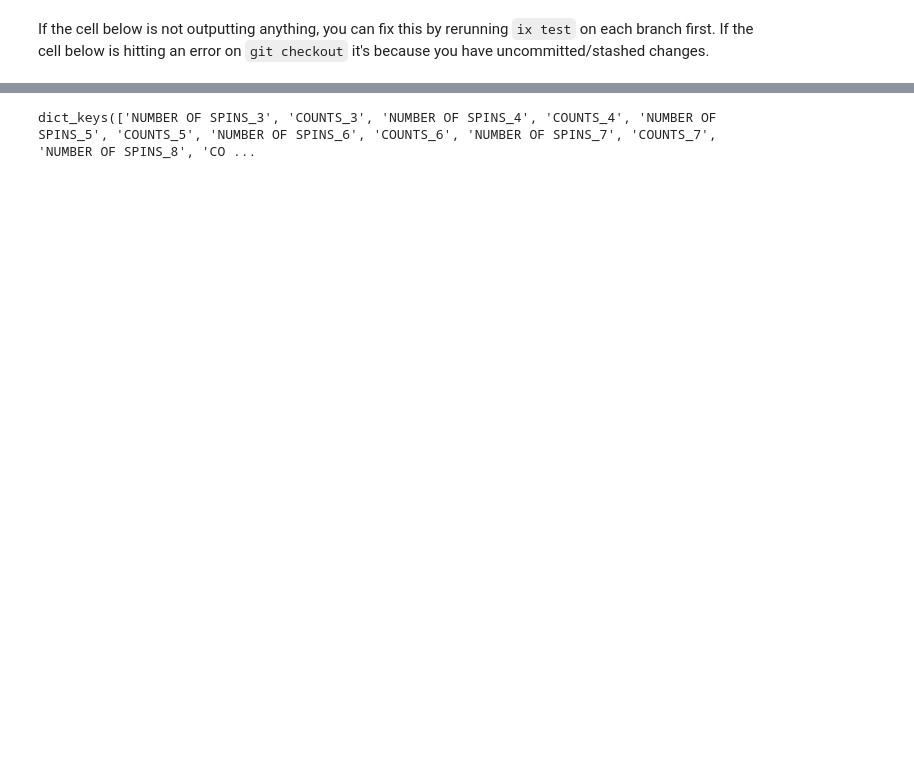
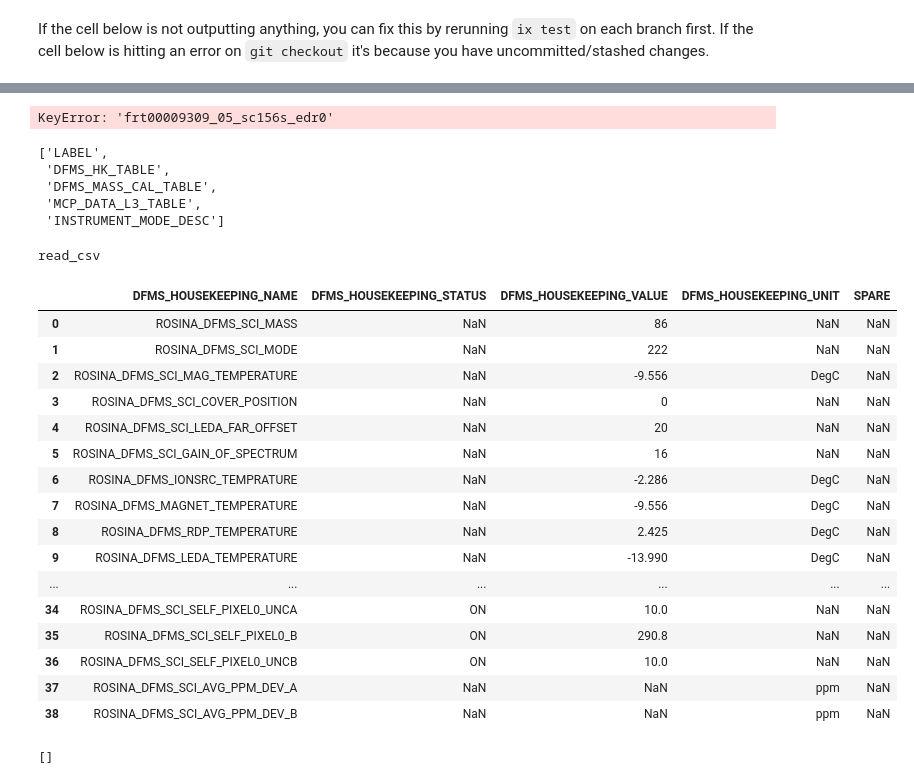
Before and after one commit to MillionConcepts/pdr-tests, a Jupyter notebook: pdr_tests/compare_mismatches.ipynb, the cells around one changed output, grey strips where cells are left out. Cells and saved outputs as stored; diff of their text form; code cells hidden in the pictures; blank space fills up the shorter version.

```diff
--- a/pdr_tests/compare_mismatches.ipynb
+++ b/pdr_tests/compare_mismatches.ipynb
@@ -21,4 +34,4 @@ Issues found: ['values', 'fmtdef_values', 'fmtdef_column_names']
 # %%
-comparisons['uleca254']['TABLE']['values'].keys()
+comparisons['frt00009309_05_sc156s_edr0']
 # %% [output]
-dict_keys(['NUMBER OF SPINS_3', 'COUNTS_3', 'NUMBER OF SPINS_4', 'COUNTS_4', 'NUMBER OF SPINS_5', 'COUNTS_5', 'NUMBER OF SPINS_6', 'COUNTS_6', 'NUMBER OF SPINS_7', 'COUNTS_7', 'NUMBER OF SPINS_8', 'CO ...
+KeyError: 'frt00009309_05_sc156s_edr0'
@@ -24,0 +40,35 @@ dict_keys(['NUMBER OF SPINS_3', 'COUNTS_3', 'NUMBER OF SPINS_4', 'COUNTS_4', 'NU
+# %%
+data=pdr.read('/home/sierra/PycharmProjects/pdr/pdr-tests/pdr_tests/data/rosetta_spectrometers/RDR_rosina/mc_20151017_145906_3_m0222.tab', debug=True)
+# %%
+data.keys()
+# %% [output]
+['LABEL',
+ 'DFMS_HK_TABLE',
+ 'DFMS_MASS_CAL_TABLE',
+ 'MCP_DATA_L3_TABLE',
+ 'INSTRUMENT_MODE_DESC']
+# %%
+data.DFMS_HK_TABLE
+# %% [output]
+read_csv
+|  | DFMS_HOUSEKEEPING_NAME | DFMS_HOUSEKEEPING_STATUS | DFMS_HOUSEKEEPING_VALUE | DFMS_HOUSEKEEPING_UNIT | SPARE |
+| 0 | ROSINA_DFMS_SCI_MASS | NaN | 86 | NaN | NaN |
+| 1 | ROSINA_DFMS_SCI_MODE | NaN | 222 | NaN | NaN |
+| 2 | ROSINA_DFMS_SCI_MAG_TEMPERATURE | NaN | -9.556 | DegC | NaN |
+| 3 | ROSINA_DFMS_SCI_COVER_POSITION | NaN | 0 | NaN | NaN |
+| 4 | ROSINA_DFMS_SCI_LEDA_FAR_OFFSET | NaN | 20 | NaN | NaN |
+| 5 | ROSINA_DFMS_SCI_GAIN_OF_SPECTRUM | NaN | 16 | NaN | NaN |
+| 6 | ROSINA_DFMS_IONSRC_TEMPRATURE | NaN | -2.286 | DegC | NaN |
+| 7 | ROSINA_DFMS_MAGNET_TEMPERATURE | NaN | -9.556 | DegC | NaN |
+| 8 | ROSINA_DFMS_RDP_TEMPERATURE | NaN | 2.425 | DegC | NaN |
+| 9 | ROSINA_DFMS_LEDA_TEMPERATURE | NaN | -13.990 | DegC | NaN |
+| ... | ... | ... | ... | ... | ... |
+| 34 | ROSINA_DFMS_SCI_SELF_PIXEL0_UNCA | ON | 10.0 | NaN | NaN |
+| 35 | ROSINA_DFMS_SCI_SELF_PIXEL0_B | ON | 290.8 | NaN | NaN |
+| 36 | ROSINA_DFMS_SCI_SELF_PIXEL0_UNCB | ON | 10.0 | NaN | NaN |
+| 37 | ROSINA_DFMS_SCI_AVG_PPM_DEV_A | NaN | NaN | ppm | NaN |
+| 38 | ROSINA_DFMS_SCI_AVG_PPM_DEV_B | NaN | NaN | ppm | NaN |
+# %%
+data.loaders['TABLE'].errors
+# %% [output]
+[]
```
Also changed, not shown: parts of 3 cells of this notebook, 46 other files.
